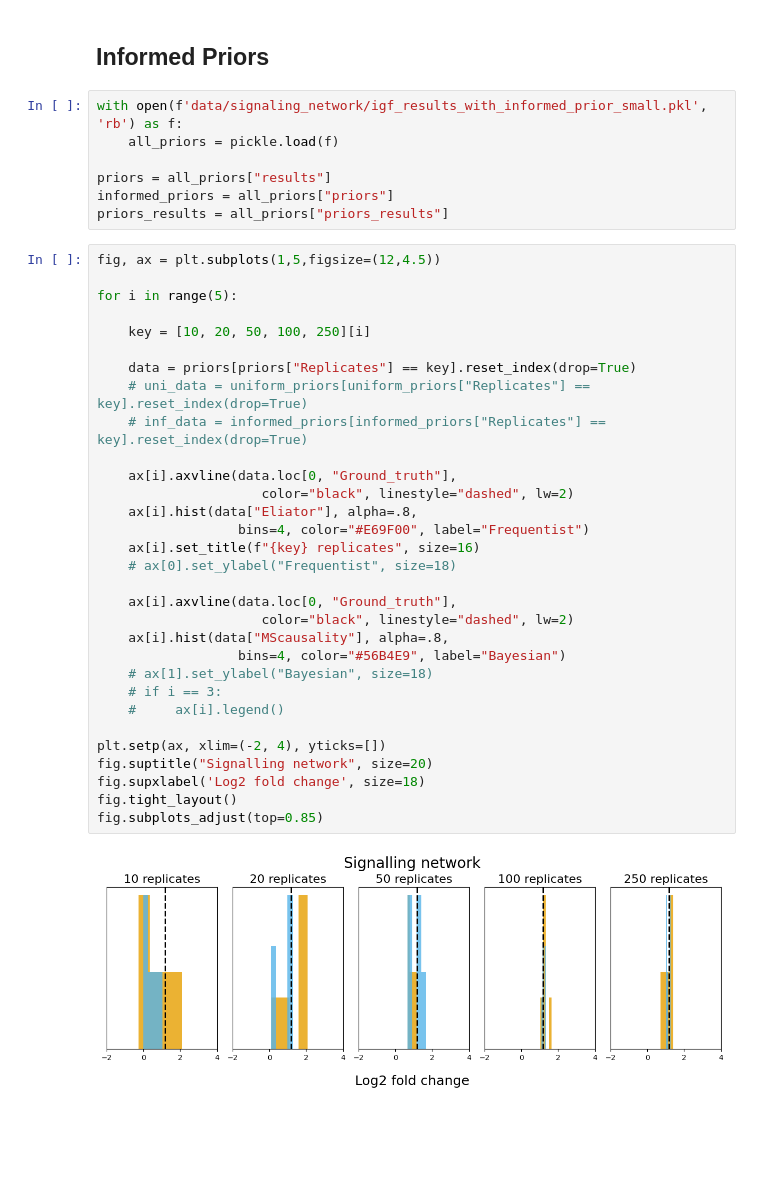
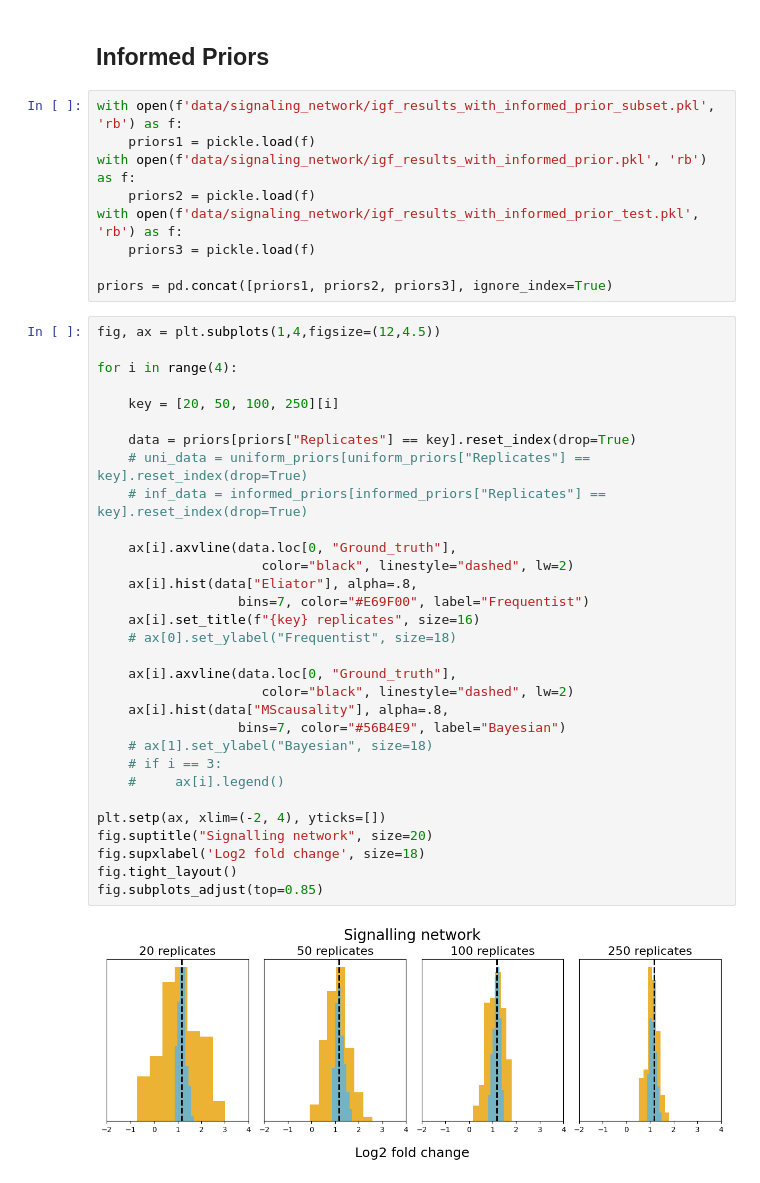
Before and after one commit to devonjkohler/Causomic, a Jupyter notebook: vignettes/methods_paper/Supplementary_analysis.ipynb, the cells around one changed output. Saved outputs shown, nothing was run; the diff lists cells and outputs as text; blank space fills up the shorter version.

```diff
--- a/vignettes/methods_paper/Supplementary_analysis.ipynb
+++ b/vignettes/methods_paper/Supplementary_analysis.ipynb
@@ -376,43 +376,45 @@ fig.supylabel("Erk", fontsize=16, fontweight='bold')
 plt.show()
 # %% [markdown]
 ## Informed Priors
-# %%
-with open(f'data/signaling_network/igf_results_with_informed_prior_small.pkl', 'rb') as f:
-    all_priors = pickle.load(f)
-
-priors = all_priors["results"]
-informed_priors = all_priors["priors"]
-priors_results = all_priors["priors_results"]
+# %%
+with open(f'data/signaling_network/igf_results_with_informed_prior_subset.pkl', 'rb') as f:
+    priors1 = pickle.load(f)
+with open(f'data/signaling_network/igf_results_with_informed_prior.pkl', 'rb') as f:
+    priors2 = pickle.load(f)
+with open(f'data/signaling_network/igf_results_with_informed_prior_test.pkl', 'rb') as f:
+    priors3 = pickle.load(f)
+
+priors = pd.concat([priors1, priors2, priors3], ignore_index=True)
 # %%
-fig, ax = plt.subplots(1,5,figsize=(12,4.5))
+fig, ax = plt.subplots(1,4,figsize=(12,4.5))
 
-for i in range(5):
+for i in range(4):
 
-    key = [10, 20, 50, 100, 250][i]
+    key = [20, 50, 100, 250][i]
 
     data = priors[priors["Replicates"] == key].reset_index(drop=True)
     # uni_data = uniform_priors[uniform_priors["Replicates"] == key].reset_index(drop=True)
     # inf_data = informed_priors[informed_priors["Replicates"] == key].reset_index(drop=True)
 
     ax[i].axvline(data.loc[0, "Ground_truth"],
                      color="black", linestyle="dashed", lw=2)
     ax[i].hist(data["Eliator"], alpha=.8,
-                  bins=4, color="#E69F00", label="Frequentist")
+                  bins=7, color="#E69F00", label="Frequentist")
     ax[i].set_title(f"{key} replicates", size=16)
     # ax[0].set_ylabel("Frequentist", size=18)
 
     ax[i].axvline(data.loc[0, "Ground_truth"],
                      color="black", linestyle="dashed", lw=2)
     ax[i].hist(data["MScausality"], alpha=.8,
-                  bins=4, color="#56B4E9", label="Bayesian")
+                  bins=7, color="#56B4E9", label="Bayesian")
     # ax[1].set_ylabel("Bayesian", size=18)
     # if i == 3:
     #     ax[i].legend()
 
 plt.setp(ax, xlim=(-2, 4), yticks=[])
 fig.suptitle("Signalling network", size=20)
 fig.supxlabel('Log2 fold change', size=18)
 fig.tight_layout()
 fig.subplots_adjust(top=0.85)
 # %% [output]
-[figure, old version]
+[figure, new version]
```
Also changed, not shown: parts of 1 cell of this notebook, 22 other files.
